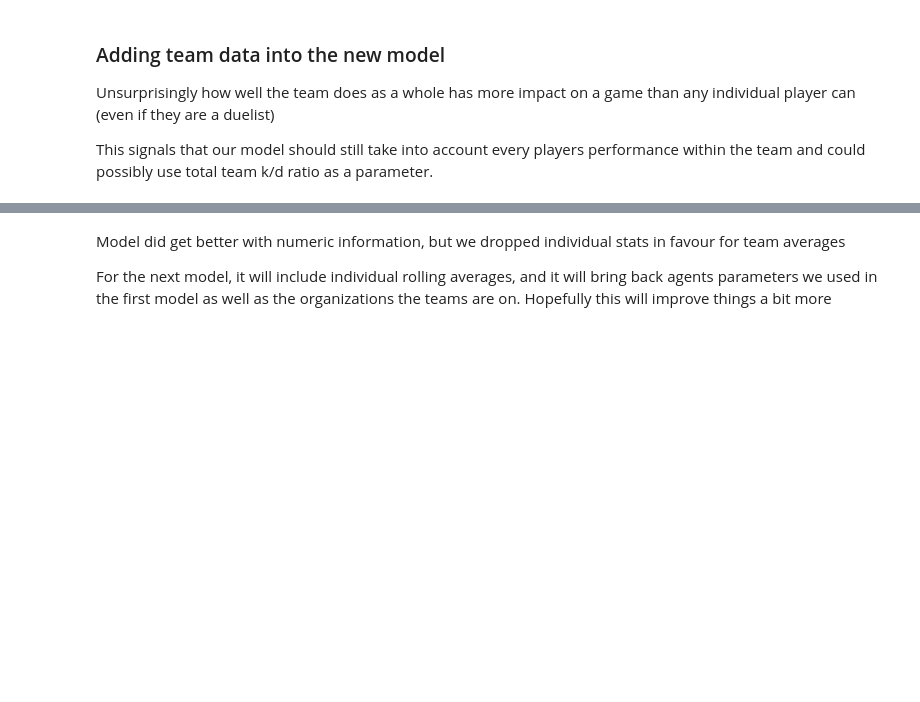
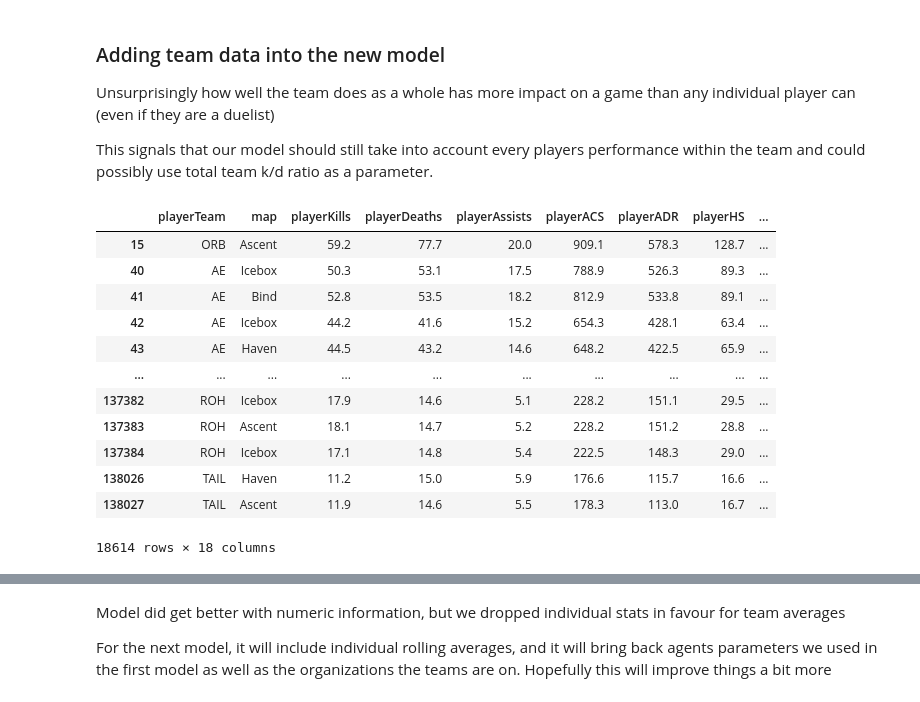
Before and after one commit to timothyliutl/ValorantData, a Jupyter notebook: valorantstats.ipynb, the cells around one changed output, grey strips where cells are left out. Drawn from its saved outputs; the diff is of its cells as text; code cells hidden in the pictures; blank space fills up the shorter version.

```diff
--- a/valorantstats.ipynb
+++ b/valorantstats.ipynb
@@ -129,3 +129,19 @@ sns.scatterplot(data=teamAVG, x='playerKills', y='playerDeaths', hue='result')
 Unsurprisingly how well the team does as a whole has more impact on a game than any individual player can (even if they are a duelist)
 
 This signals that our model should still take into account every players performance within the team and could possibly use total team k/d ratio as a parameter.
+# %%
+modelData
+# %% [output]
+|  | playerTeam | map | playerKills | playerDeaths | playerAssists | playerACS | playerADR | playerHS | ... |
+| 15 | ORB | Ascent | 59.2 | 77.7 | 20.0 | 909.1 | 578.3 | 128.7 | ... |
+| 40 | AE | Icebox | 50.3 | 53.1 | 17.5 | 788.9 | 526.3 | 89.3 | ... |
+| 41 | AE | Bind | 52.8 | 53.5 | 18.2 | 812.9 | 533.8 | 89.1 | ... |
+| 42 | AE | Icebox | 44.2 | 41.6 | 15.2 | 654.3 | 428.1 | 63.4 | ... |
+| 43 | AE | Haven | 44.5 | 43.2 | 14.6 | 648.2 | 422.5 | 65.9 | ... |
+| ... | ... | ... | ... | ... | ... | ... | ... | ... | ... |
+| 137382 | ROH | Icebox | 17.9 | 14.6 | 5.1 | 228.2 | 151.1 | 29.5 | ... |
+| 137383 | ROH | Ascent | 18.1 | 14.7 | 5.2 | 228.2 | 151.2 | 28.8 | ... |
+| 137384 | ROH | Icebox | 17.1 | 14.8 | 5.4 | 222.5 | 148.3 | 29.0 | ... |
+| 138026 | TAIL | Haven | 11.2 | 15.0 | 5.9 | 176.6 | 115.7 | 16.6 | ... |
+| 138027 | TAIL | Ascent | 11.9 | 14.6 | 5.5 | 178.3 | 113.0 | 16.7 | ... |
+18614 rows × 18 columns
```
Also changed, not shown: parts of 4 cells of this notebook, 1 other file.
